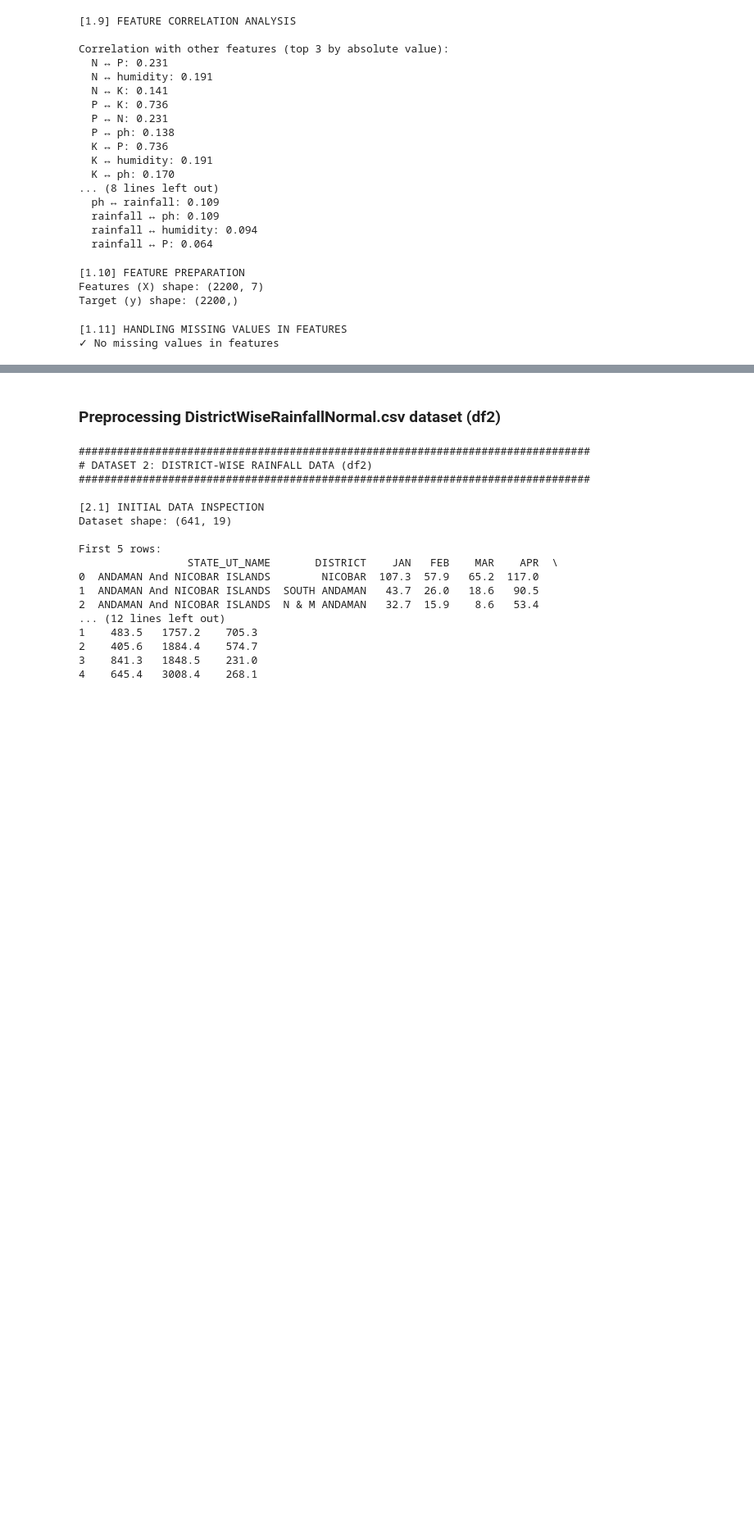
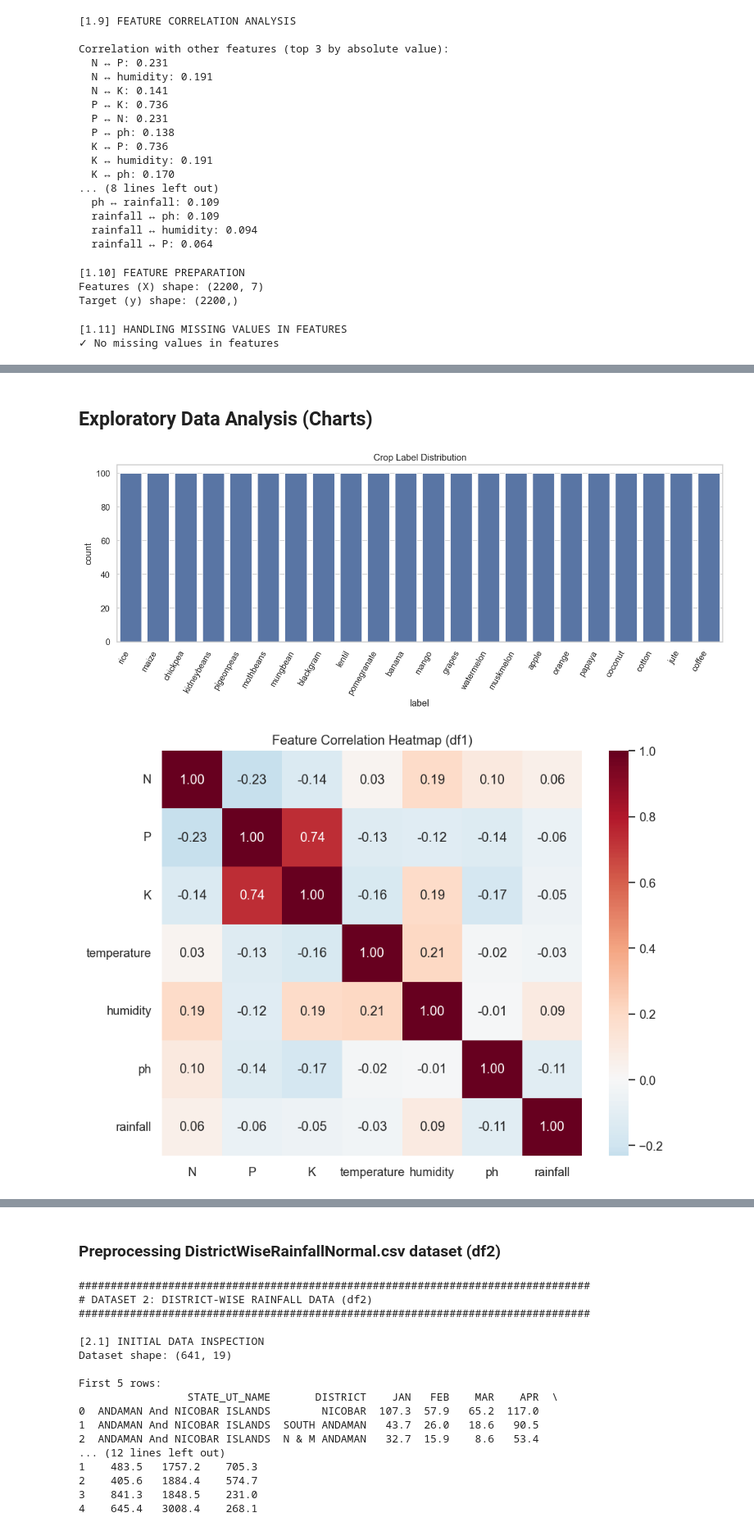
Before and after one commit to Spencer-1S/CSYP-ML, a Jupyter notebook: Models/model.ipynb, the cells around one changed output, grey strips where cells are left out. Shown at 82% size. Saved outputs shown, nothing was run; the diff lists cells and outputs as text; code cells hidden in the pictures; blank space fills up the shorter version.

```diff
--- a/Models/model.ipynb
+++ b/Models/model.ipynb
@@ -4,9 +4,16 @@ Authors: Vishal Anand and Aneesh Jain
 # %% [markdown]
 Importing libraries
 # %%
+import warnings
+warnings.filterwarnings("ignore")
+
 import numpy as np
 import matplotlib.pyplot as plt
 import pandas as pd
+import seaborn as sns
+
+sns.set_theme(style="whitegrid")
+plt.rcParams["figure.dpi"] = 120
 # %%
 df1=pd.read_csv('./../Datasets/Crop_recommendation.csv')
 df1.info()
@@ -429 +420,44 @@ label_encoded
 Name: count, dtype: int64
+# %% [markdown]
+## Exploratory Data Analysis (Charts)
+# %%
+# Charts for Dataset 1 (Crop Recommendation)
+
+# 1) Class distribution
+plt.figure(figsize=(12, 5))
+order = df1['label'].value_counts().index
+sns.countplot(data=df1, x='label', order=order)
+plt.xticks(rotation=60, ha='right')
+plt.title('Crop Label Distribution')
+plt.tight_layout()
+plt.show()
+
+# 2) Feature correlation heatmap
+plt.figure(figsize=(8, 6))
+corr = df1[numeric_cols].corr()
+sns.heatmap(corr, annot=True, fmt='.2f', cmap='RdBu_r', center=0)
+plt.title('Feature Correlation Heatmap (df1)')
+plt.tight_layout()
+plt.show()
+
+# 3) Feature distributions
+fig, axes = plt.subplots(2, 4, figsize=(14, 6))
+axes = axes.ravel()
+for i, col in enumerate(numeric_cols):
+    sns.histplot(df1[col], kde=True, ax=axes[i], bins=30)
+    axes[i].set_title(col)
+for j in range(len(numeric_cols), len(axes)):
+    axes[j].axis('off')
+plt.suptitle('Feature Distributions (df1)', y=1.02)
+plt.tight_layout()
+plt.show()
+
+# 4) Outlier view (boxplots)
+plt.figure(figsize=(12, 5))
+sns.boxplot(data=df1[numeric_cols], orient='h')
+plt.title('Feature Boxplots (df1)')
+plt.tight_layout()
+plt.show()
+# %% [output]
+[figure, added]
+[figure, added]
```
Also changed, not shown: parts of 23 cells of this notebook, 2 other files.
